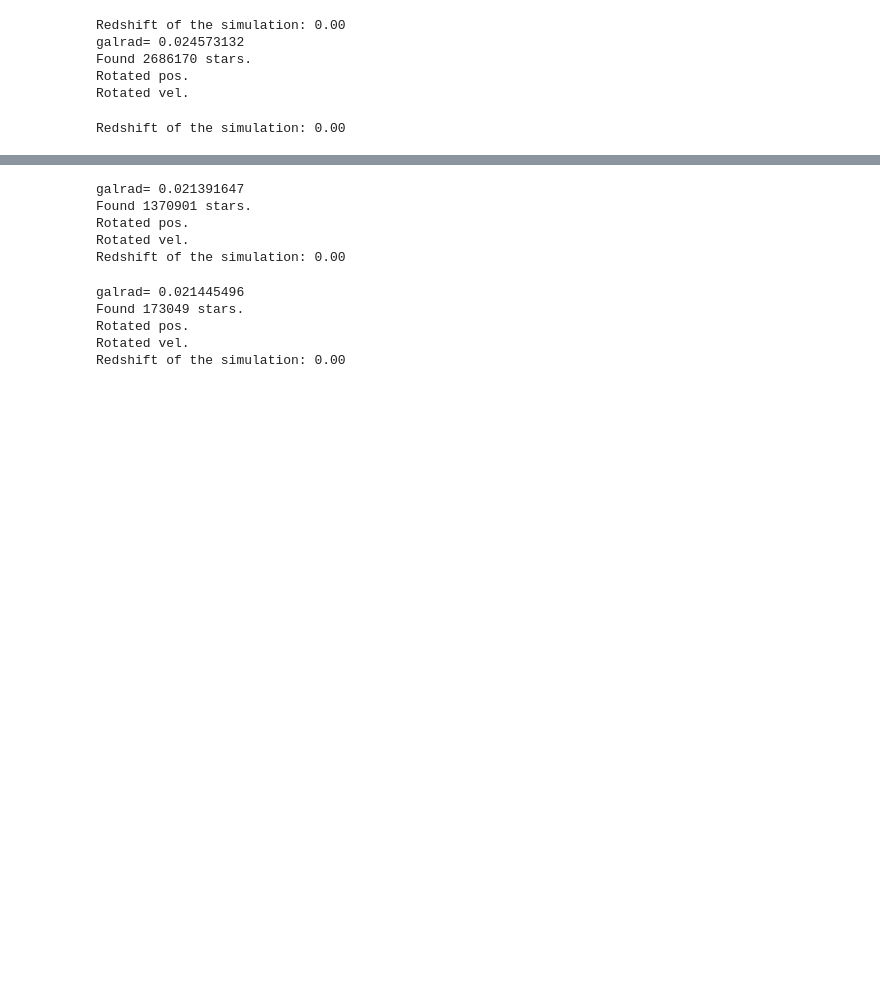
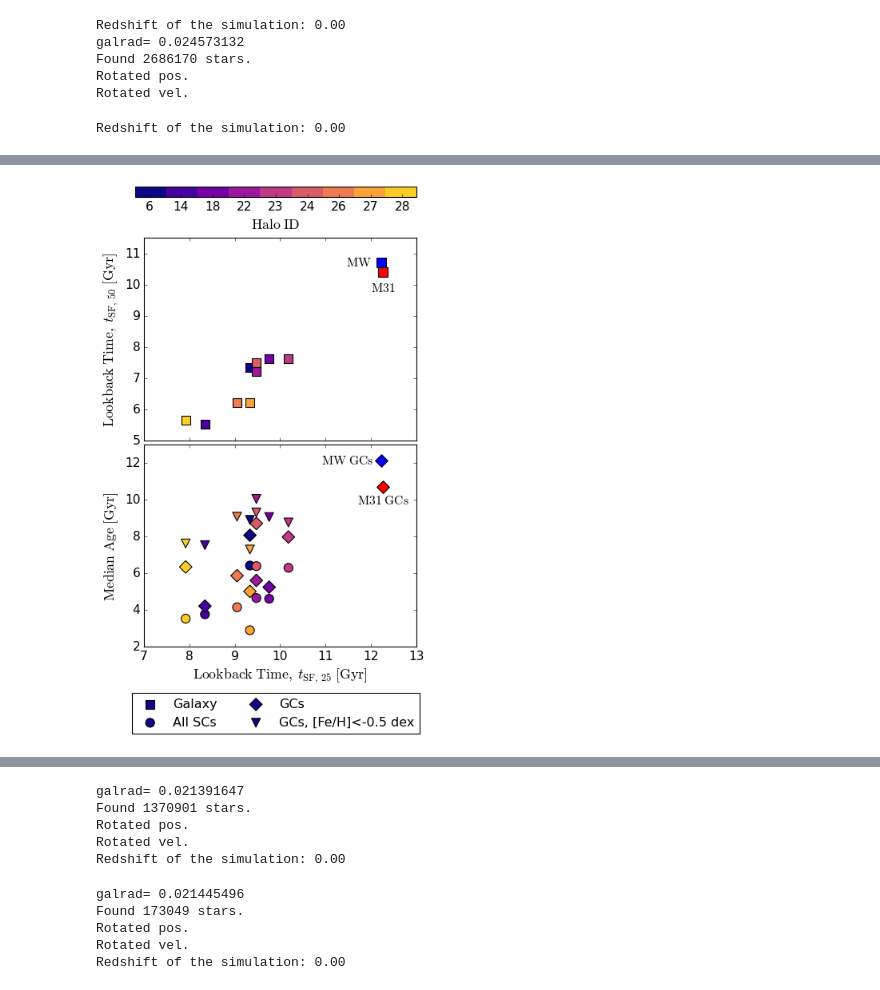
Before and after one commit to pablocoque/post_process_routines, a Jupyter notebook: src/age_distribution.ipynb, the cells around one changed output, grey strips where cells are left out. Saved outputs shown, nothing was run; the diff lists cells and outputs as text; code cells hidden in the pictures; blank space fills up the shorter version.

```diff
--- a/src/age_distribution.ipynb
+++ b/src/age_distribution.ipynb
@@ -623,0 +745,3 @@ plt.savefig('plots/age_distribution_fiducial_runs_paper.pdf', bbox_inches='tight
+# %%
+s = gadget_readsnap(snapshot, snappath=parent_dir+simulation_list[0]+'/output/', hdf5=True, onlyHeader=True)
+age_of_universe = s.cosmology_get_lookback_time_from_a(0, is_flat=True)
@@ -623,0 +761,10 @@ plt.savefig('plots/age_distribution_fiducial_runs_paper.pdf', bbox_inches='tight
+# %%
+mw_cumsfr = mw_sfr[:,1][::-1].cumsum()
+mw_sfr25 = mw_sfr[:,0][len(mw_sfr) - ((mw_cumsfr/mw_cumsfr[-1])<0.25).sum()]
+mw_sfr50 = mw_sfr[:,0][len(mw_sfr) - ((mw_cumsfr/mw_cumsfr[-1])<0.50).sum()]
+# %%
+m31_cumsfr = np.median(m31_sfr[:,1:], axis=1)
+percent_m31_sfr = np.linspace(0, (m31_cumsfr/m31_cumsfr[-1])[0], 20)
+lookback_times = np.linspace(age_of_universe, m31_sfr[0,0]/1e9, 20)
+m31_sfr25 = lookback_times[percent_m31_sfr<0.25][-1]
+m31_sfr50 = lookback_times[percent_m31_sfr<0.50][-1]
@@ -623,0 +773,4 @@ plt.savefig('plots/age_distribution_fiducial_runs_paper.pdf', bbox_inches='tight
+# %%
+mw_median = np.median(mw_age_cat[:,0])
+mw_merger_median = np.median(np.array([6.5,9,9.5,11]))
+m31_median = 10.7
@@ -623,0 +781,68 @@ plt.savefig('plots/age_distribution_fiducial_runs_paper.pdf', bbox_inches='tight
+# %%
+sfr_colors = plt.cm.plasma(np.linspace(0,0.9,9))
+
+fig, ax = plt.subplots(2,1,sharex=True, figsize=(5.5, 8))
+
+ax[0].scatter(tsfr25, tsfr50, marker='s', c=sfr_colors, s=100, label='Galaxy')
+ax[0].scatter(mw_sfr25, mw_sfr50, marker='s', c='b', s=100)
+ax[0].text(mw_sfr25-.5, mw_sfr50, r'$\mathrm{MW}$', ha='center', va='center', fontsize=14)
+ax[0].scatter(m31_sfr25, m31_sfr50, marker='s', c='r', s=100)
+ax[0].text(m31_sfr25, m31_sfr50-.5, r'$\mathrm{M31}$', ha='center', va='center', fontsize=14)
+ax[0].set(ylim=(5, 11.5))
+ax[0].tick_params(labelsize=14)
+ax[0].set_ylabel(r'$\mathrm{Lookback \; Time}, \; t_{\mathrm{SF}, \, 50} \; \mathrm{[Gyr]}$', fontsize=16)
+# ax[0].arrow(11.5, 5.5, 0.75, 0, head_width=0.25, head_length=0.15, color='k')
+# ax[0].text(12, 6, r'$\mathrm{Earlier\; time}$', ha='center', va='center', fontsize=14)
+# ax[0].arrow(7.75, 9.25, 0, 1, head_width=0.2, head_length=0.2, color='k')
+# ax[0].text(7.4, 10, r'$\mathrm{Earlier\; time}$', ha='center', va='center', fontsize=14, rotation='vertical')
+
+# ax[1].plot([2,13],[2,13], 'k--', zorder=-1)
+ax[1].scatter(mw_sfr25, mw_median, marker='D', c='b', s=100)
+ax[1].text(mw_sfr25-.75, mw_median, r'$\mathrm{MW \; GCs}$', ha='center', va='center', fontsize=14)
+ax[1].scatter(m31_sfr25, m31_median, marker='D', c='r', s=100)
+ax[1].text(m31_sfr25, m31_median-.75, r'$\mathrm{M31 \; GCs}$', ha='center', va='center', fontsize=14)
+ax[1].scatter(tsfr25, fid_median_scs, c=sfr_colors, marker='o', s=100, label='All SCs')
+ax[1].scatter(tsfr25, fid_median_gcs, c=sfr_colors, marker='D', s=100, label='GCs')
+ax[1].scatter(tsfr25, fid_median_gcs_wcut, c=sfr_colors, marker='v', s=100, label='GCs, [Fe/H]<-0.5 dex')
+ax[1].set(xlim=(7, 13), ylim=(2, 13))
+ax[1].tick_params(labelsize=14)
+ax[1].set_xlabel(r'$\mathrm{Lookback \; Time}, \; t_{\mathrm{SF}, \, 25} \; \mathrm{[Gyr]}$', fontsize=16)
+ax[1].set_ylabel(r'$\mathrm{Median \; Age \; [Gyr]}$', fontsize=16)
+# ax[1].arrow(11.5, 2.75, 0.75, 0, head_width=0.5, head_length=0.15, color='k')
+# ax[1].text(12, 3.5, r'$\mathrm{Earlier\; time}$', ha='center', va='center', fontsize=14)
+
+# Collect handles and labels from all axes (including twin axes) except the last one
+handles = []
+labels = []
+for a in fig.axes:
+    h, l = a.get_legend_handles_labels()
+    handles.extend(h)
+    labels.extend(l)
+
+# Keep unique labels in order
+seen = set()
+unique_handles = []
+unique_labels = []
+for h, l in zip(handles, labels):
+    if l and l not in seen:
+        seen.add(l)
+        unique_handles.append(h)
+        unique_labels.append(l)
+
+fig.legend(unique_handles, unique_labels, loc='center', scatterpoints=1, bbox_to_anchor=(0.5, -0.03), frameon=True, ncol=2)
+
+# Set up colormap
+cmap = LinearSegmentedColormap.from_list('my_plasma', plt.cm.plasma(np.linspace(0,0.9,9)), N=9)
+# Add colorbar as legend
+sm = plt.cm.ScalarMappable(cmap=cmap)
+sm.set_array([])  # Required for colorbar
+cbar = fig.colorbar(sm, cax=fig.add_axes([0.1, 0.98, .8, 0.02]), orientation='horizontal')
+cbar.set_label(r'$\rm{Halo \; ID}$', fontsize=16)
+cbar.set_ticks(np.linspace(0, 0.9, len(simulation_list))+0.05)  # adjust ticks (optional)
+cbar.set_ticklabels([i for i in halo_list])
+cbar.ax.tick_params(labelsize=14)
+
+plt.subplots_adjust(hspace=0.02)
+plt.savefig('./plots/tsf25_age_paper.pdf', bbox_inches='tight')
+# %% [output]
+[figure, added]
```
Also changed, not shown: parts of 23 cells of this notebook, 10 other files.
